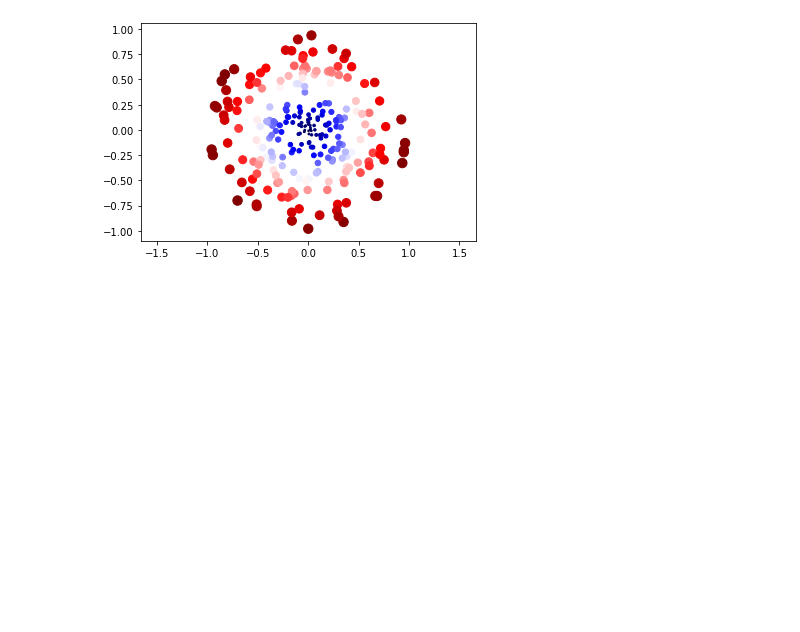
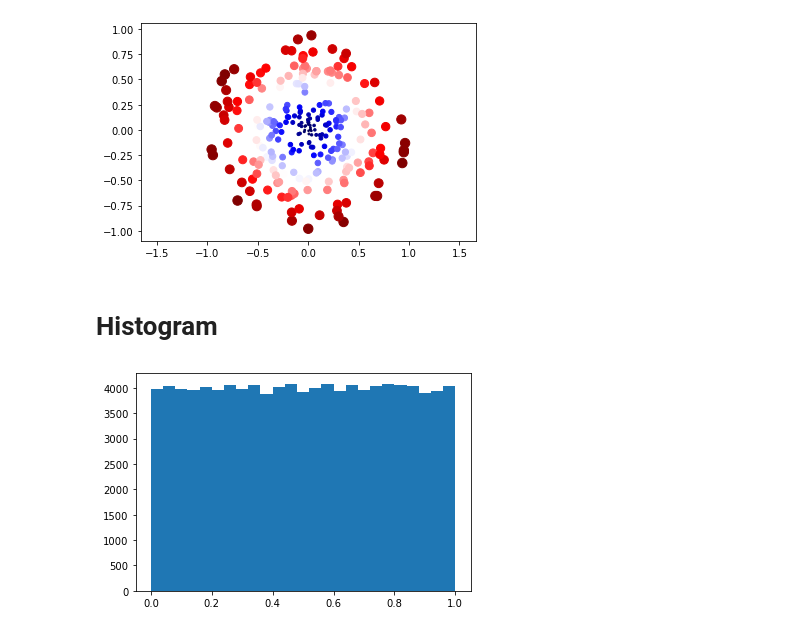
Before and after one commit to oyputra/supervised-learning, a Jupyter notebook: 03 - Matplotlib Intro/Part 1 - Matplotlib.ipynb, the cells around one changed output. Cells and saved outputs as stored; diff of their text form; code cells hidden in the pictures; blank space fills up the shorter version.

Commit message:
histogram plot di matplotlib

```diff
--- a/03 - Matplotlib Intro/Part 1 - Matplotlib.ipynb
+++ b/03 - Matplotlib Intro/Part 1 - Matplotlib.ipynb
@@ -113,3 +115,10 @@ plt.scatter(X, y, c=rad, s=rad*90, cmap='seismic')
 plt.axis("equal");
 # %% [output]
 [figure]
+# %% [markdown]
+# Histogram
+# %%
+numbers = np.random.rand(100000)
+plt.hist(numbers, bins=25);
+# %% [output]
+[figure, added]
```
Also changed, not shown: parts of 4 cells of this notebook.
